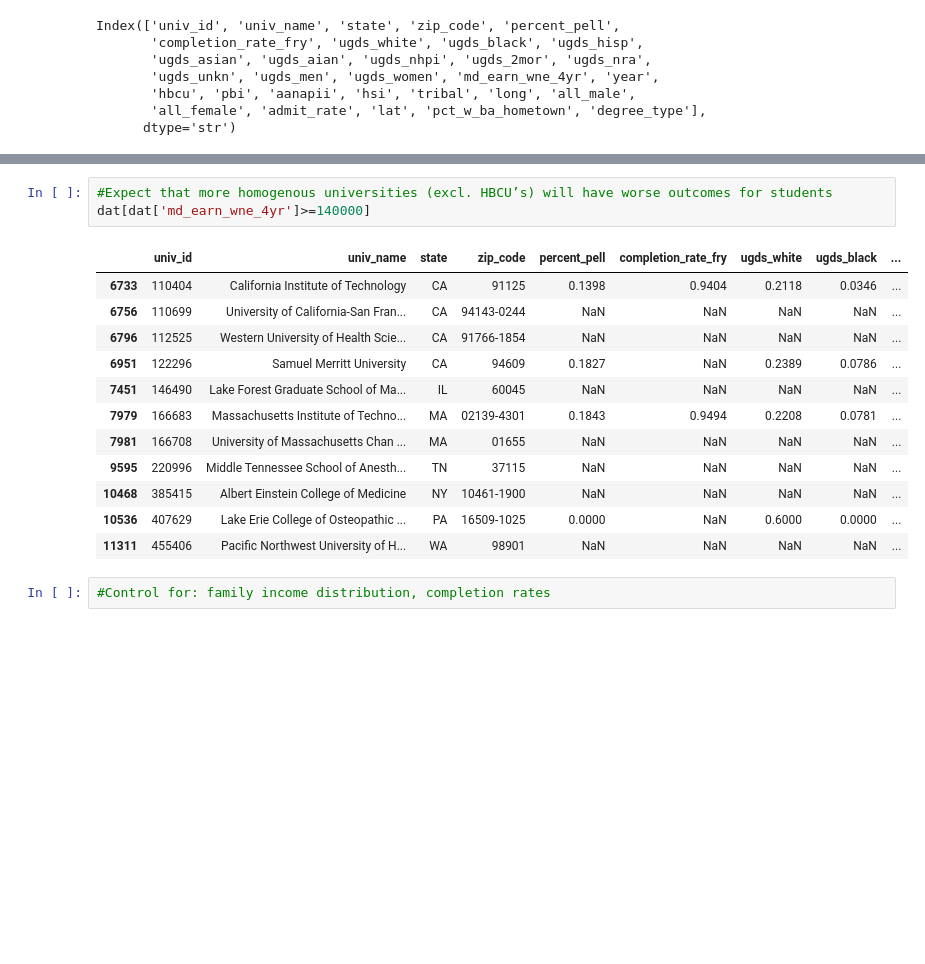
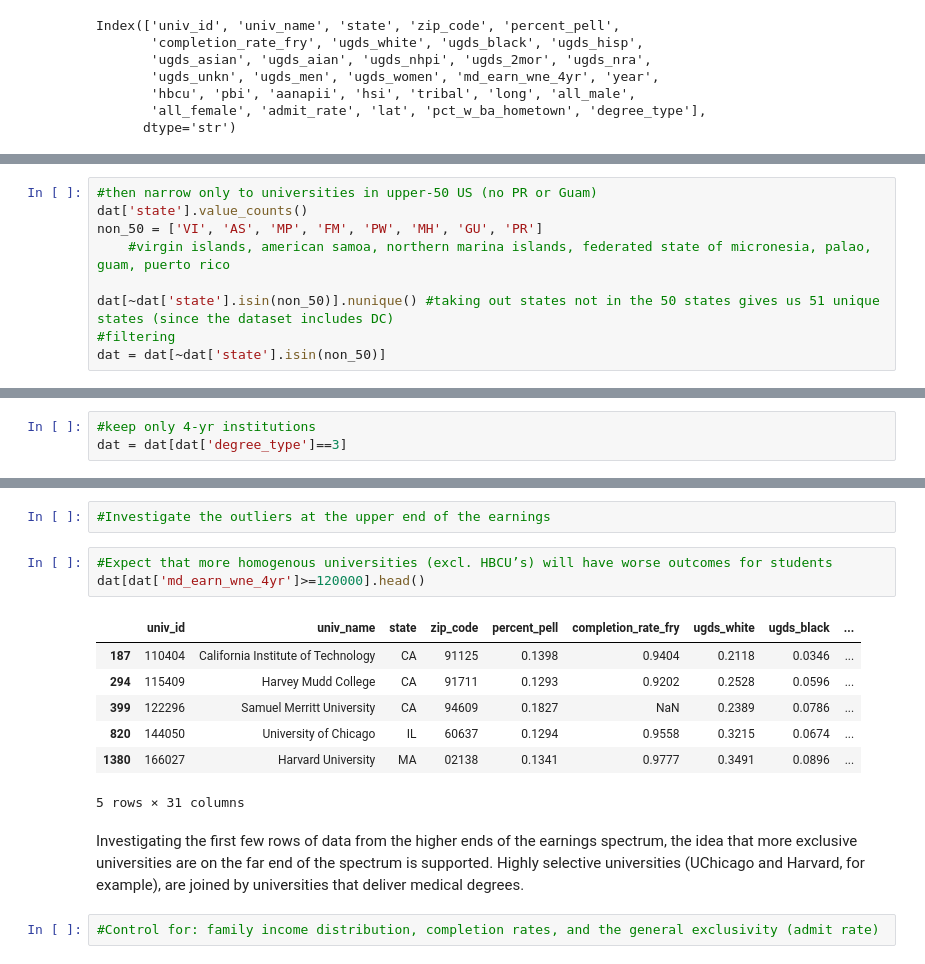
Before and after one commit to davidgarmal/comm3180_S26_G3_Data_Project, a Jupyter notebook: data_analysis/glynn_provisional_analysis.ipynb, the cells around one changed output, grey strips where cells are left out. Saved outputs shown, nothing was run; the diff lists cells and outputs as text; blank space fills up the shorter version.

```diff
--- a/data_analysis/glynn_provisional_analysis.ipynb
+++ b/data_analysis/glynn_provisional_analysis.ipynb
@@ -47,0 +48,9 @@ There are 6,159 total universities in the dataset, but when accounting for the n
+# %%
+#then narrow only to universities in upper-50 US (no PR or Guam)
+dat['state'].value_counts()
+non_50 = ['VI', 'AS', 'MP', 'FM', 'PW', 'MH', 'GU', 'PR']
+    #virgin islands, american samoa, northern marina islands, federated state of micronesia, palao, guam, puerto rico
+
+dat[~dat['state'].isin(non_50)].nunique() #taking out states not in the 50 states gives us 51 unique states (since the dataset includes DC)
+#filtering
+dat = dat[~dat['state'].isin(non_50)]
@@ -52 +93,4 @@ There are 6,159 total universities in the dataset, but when accounting for the n
+# %%
+#keep only 4-yr institutions
+dat = dat[dat['degree_type']==3]
 # %% [markdown]
@@ -119,18 +196,17 @@ Conversely, among schools who increase their shares of Black and Latino students
+# %%
+#Investigate the outliers at the upper end of the earnings
 # %%
 #Expect that more homogenous universities (excl. HBCU’s) will have worse outcomes for students
-dat[dat['md_earn_wne_4yr']>=140000]
+dat[dat['md_earn_wne_4yr']>=120000].head()
 # %% [output]
 |  | univ_id | univ_name | state | zip_code | percent_pell | completion_rate_fry | ugds_white | ugds_black | ... |
-| 6733 | 110404 | California Institute of Technology | CA | 91125 | 0.1398 | 0.9404 | 0.2118 | 0.0346 | ... |
-| 6756 | 110699 | University of California-San Fran... | CA | 94143-0244 | NaN | NaN | NaN | NaN | ... |
-| 6796 | 112525 | Western University of Health Scie... | CA | 91766-1854 | NaN | NaN | NaN | NaN | ... |
-| 6951 | 122296 | Samuel Merritt University | CA | 94609 | 0.1827 | NaN | 0.2389 | 0.0786 | ... |
-| 7451 | 146490 | Lake Forest Graduate School of Ma... | IL | 60045 | NaN | NaN | NaN | NaN | ... |
-| 7979 | 166683 | Massachusetts Institute of Techno... | MA | 02139-4301 | 0.1843 | 0.9494 | 0.2208 | 0.0781 | ... |
-| 7981 | 166708 | University of Massachusetts Chan ... | MA | 01655 | NaN | NaN | NaN | NaN | ... |
-| 9595 | 220996 | Middle Tennessee School of Anesth... | TN | 37115 | NaN | NaN | NaN | NaN | ... |
-| 10468 | 385415 | Albert Einstein College of Medicine | NY | 10461-1900 | NaN | NaN | NaN | NaN | ... |
-| 10536 | 407629 | Lake Erie College of Osteopathic ... | PA | 16509-1025 | 0.0000 | NaN | 0.6000 | 0.0000 | ... |
-| 11311 | 455406 | Pacific Northwest University of H... | WA | 98901 | NaN | NaN | NaN | NaN | ... |
+| 187 | 110404 | California Institute of Technology | CA | 91125 | 0.1398 | 0.9404 | 0.2118 | 0.0346 | ... |
+| 294 | 115409 | Harvey Mudd College | CA | 91711 | 0.1293 | 0.9202 | 0.2528 | 0.0596 | ... |
+| 399 | 122296 | Samuel Merritt University | CA | 94609 | 0.1827 | NaN | 0.2389 | 0.0786 | ... |
+| 820 | 144050 | University of Chicago | IL | 60637 | 0.1294 | 0.9558 | 0.3215 | 0.0674 | ... |
+| 1380 | 166027 | Harvard University | MA | 02138 | 0.1341 | 0.9777 | 0.3491 | 0.0896 | ... |
+5 rows × 31 columns
+# %% [markdown]
+Investigating the first few rows of data from the higher ends of the earnings spectrum, the idea that more exclusive universities are on the far end of the spectrum is supported. Highly selective universities (UChicago and Harvard, for example), are joined by universities that deliver medical degrees.
 # %%
-#Control for: family income distribution, completion rates
+#Control for: family income distribution, completion rates, and the general exclusivity (admit rate)
```
Also changed, not shown: parts of 15 cells of this notebook.
